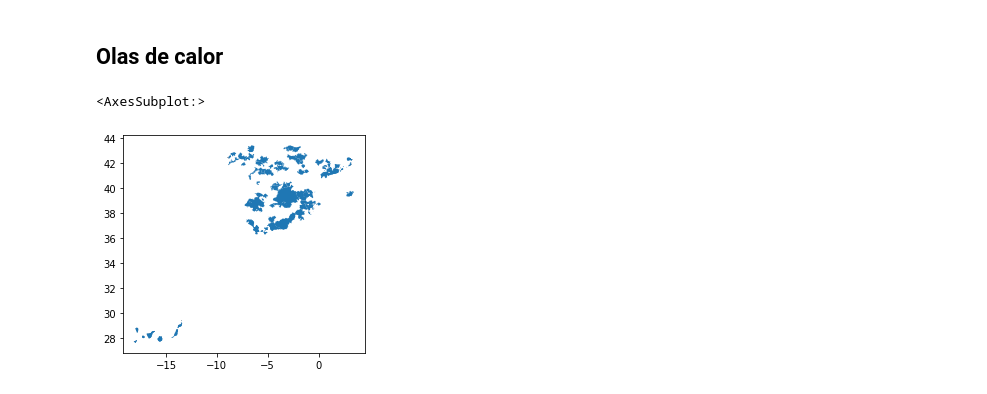
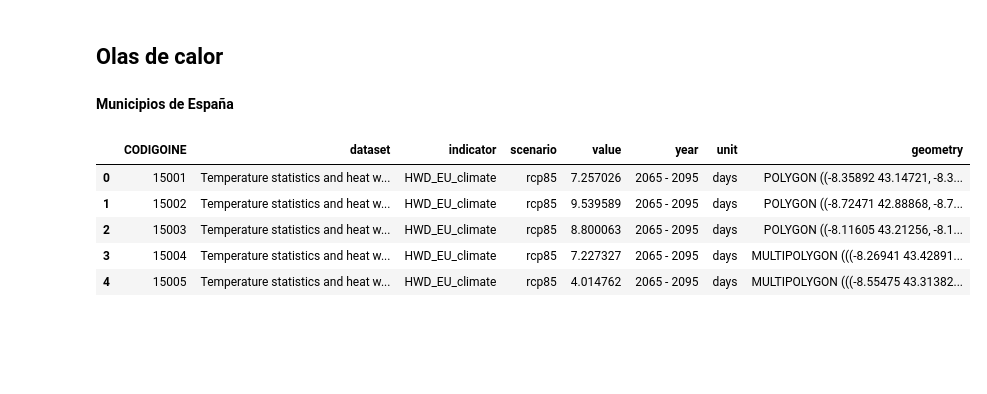
Before and after one commit to Vizzuality/ecf-agricultural-climate-impact, a Jupyter notebook: data/notebooks/Lab/08_Datos_Viñedo.ipynb, the cells around one changed output. Drawn from its saved outputs; the diff is of its cells as text; code cells hidden in the pictures; blank space fills up the shorter version.

```diff
--- a/data/notebooks/Lab/08_Datos_Viñedo.ipynb
+++ b/data/notebooks/Lab/08_Datos_Viñedo.ipynb
@@ -573,5 +570,0 @@ gdf_vinos = gpd.read_file('../../datasets/raw/georegions/Vinos/calidaddiferencia
-# %%
-gdf_vinos.plot()
-# %% [output]
-<AxesSubplot:>
-[figure, removed]
@@ -577,0 +575,2 @@ gdf_vinos.plot()
+# %% [markdown]
+**Municipios de España**
@@ -577,0 +584,14 @@ gdf_vinos.plot()
+# %%
+df = pd.read_csv('../../datasets/processed/climate_indicators_municipios.csv')
+df = df.astype({'CODIGOINE':int})
+gdf = df[(df['indicator'] == indicator) & (df['scenario'] == scenario) & (df['year'] == year)]
+gdf = gpd.GeoDataFrame(pd.merge(gdf, municipios[['CODIGOINE', 'geometry']].astype({'CODIGOINE':int}), how='left', on='CODIGOINE'))
+unit = gdf['unit'].iloc[0]
+gdf.head()
+# %% [output]
+|  | CODIGOINE | dataset | indicator | scenario | value | year | unit | geometry |
+| 0 | 15001 | Temperature statistics and heat w... | HWD_EU_climate | rcp85 | 7.257026 | 2065 - 2095 | days | POLYGON ((-8.35892 43.14721, -8.3... |
+| 1 | 15002 | Temperature statistics and heat w... | HWD_EU_climate | rcp85 | 9.539589 | 2065 - 2095 | days | POLYGON ((-8.72471 42.88868, -8.7... |
+| 2 | 15003 | Temperature statistics and heat w... | HWD_EU_climate | rcp85 | 8.800063 | 2065 - 2095 | days | POLYGON ((-8.11605 43.21256, -8.1... |
+| 3 | 15004 | Temperature statistics and heat w... | HWD_EU_climate | rcp85 | 7.227327 | 2065 - 2095 | days | MULTIPOLYGON (((-8.26941 43.42891... |
+| 4 | 15005 | Temperature statistics and heat w... | HWD_EU_climate | rcp85 | 4.014762 | 2065 - 2095 | days | MULTIPOLYGON (((-8.55475 43.31382... |
```
Also changed, not shown: parts of 4 cells of this notebook, 1 other file.
